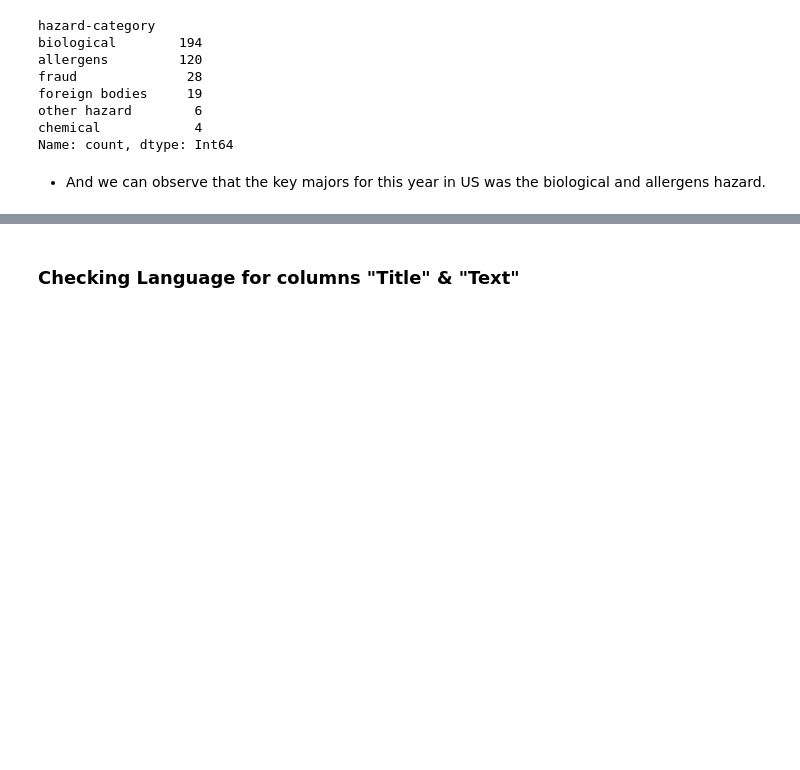
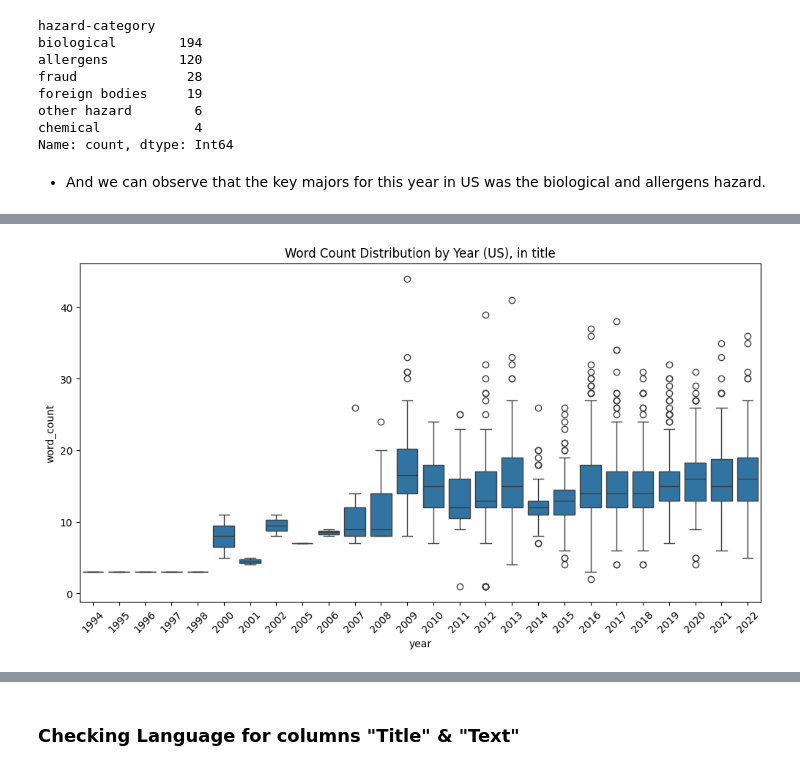
Before and after one commit to e-panourgia/Data-Science-Projects, a Jupyter notebook: assignmnet_2.ipynb, the cells around one changed output, grey strips where cells are left out. Saved outputs shown, nothing was run; the diff lists cells and outputs as text; code cells hidden in the pictures; blank space fills up the shorter version.

```diff
--- a/assignmnet_2.ipynb
+++ b/assignmnet_2.ipynb
@@ -333,0 +349,30 @@ Name: count, dtype: Int64
+# %%
+def get_text_statistics(df, country='us',field='title'):
+
+    if country!="all":
+        df_filtered = df[df['country'] == country].copy()  # Create a copy to avoid modifying the original DataFrame
+        df_filtered.loc[:, 'word_count'] = df_filtered[field].apply(lambda x: len(x.split()))
+
+        plt.figure(figsize=(12, 6))
+        sns.boxplot(x='year', y='word_count', data=df_filtered)
+        plt.title(f"Word Count Distribution by Year ({country.upper()}), in {field}")
+        plt.xticks(rotation=45)
+        plt.show()
+    else:
+        df['word_count'] = df[field].apply(lambda x: len(x.split()))
+        countries = df['country'].unique()
+        fig, axes = plt.subplots(3, 3, figsize=(15, 15))
+        axes = axes.flatten()
+
+        for i, country in enumerate(countries):
+            country_data = df[df['country'] == country]
+            sns.boxplot(x='year', y='word_count', data=country_data, ax=axes[i])
+            axes[i].set_title(f"Word Count by Year ({country.upper()}), in {field}")
+            axes[i].set_xticklabels(axes[i].get_xticklabels(), rotation=45)
+
+        plt.tight_layout()
+        plt.show()
+# %%
+get_text_statistics(df_food_trial, country='us',field='title')
+# %% [output]
+[figure, added]
```
Also changed, not shown: parts of 26 cells of this notebook.
